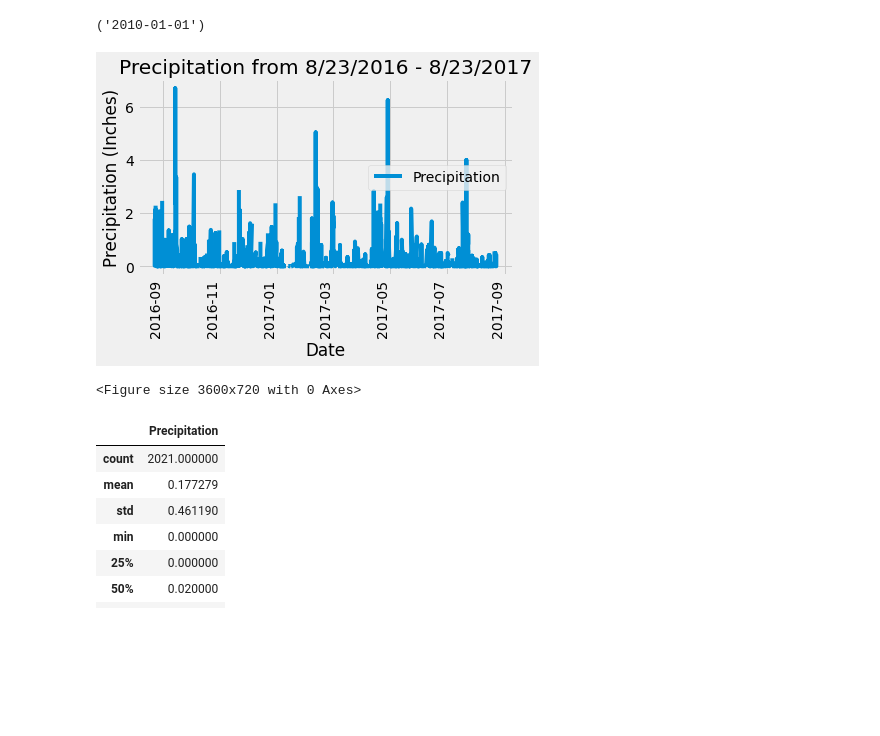
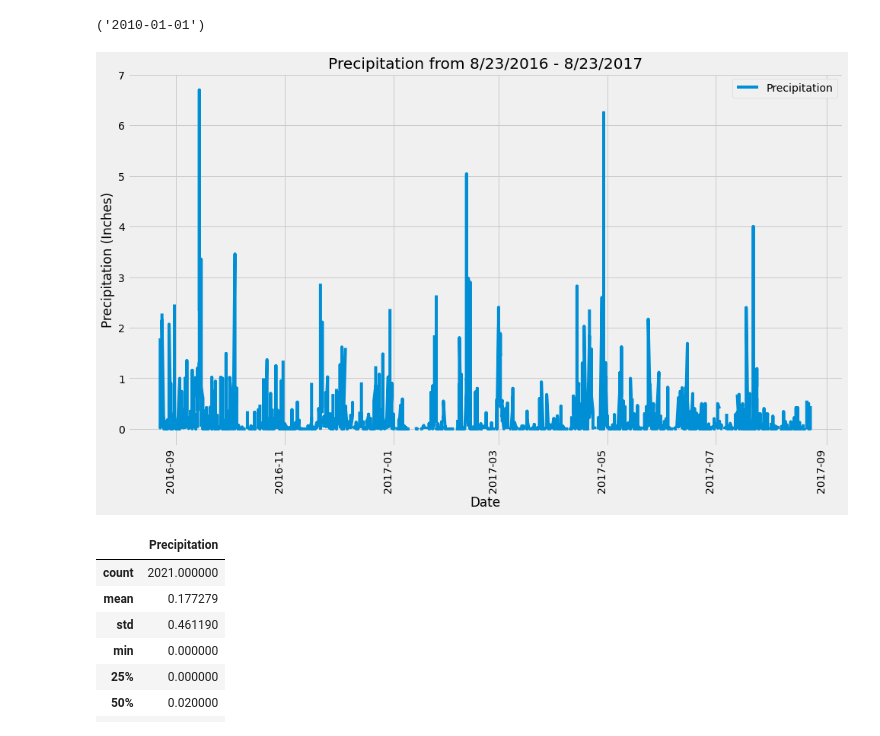
Before and after one commit to c-kleerun/sqlalchemy-challenge, a Jupyter notebook: climate.ipynb, the cells around one changed output. Cells and saved outputs as stored; diff of their text form; code cells hidden in the pictures; blank space fills up the shorter version.

```diff
--- a/climate.ipynb
+++ b/climate.ipynb
@@ -46,37 +46,35 @@ session.query(measurement.date).order_by(measurement.date).first()
 # Design a query to retrieve the last 12 months of precipitation data and plot the results.
 # Starting from the most recent data point in the database.
 latest_date = session.query(measurement.date).order_by(measurement.date.desc()).first().date
 
 # Calculate the date one year from the last date in data set.
 year = dt.date(2017,8,23) - dt.timedelta(days=365)
 year
 
 # Perform a query to retrieve the data and precipitation scores
 p_year = session.query(measurement.date, (measurement.prcp)).\
                 filter(measurement.date >= year).all()
 p_year
 
 # Save the query results as a Pandas DataFrame and set the index to the date column
 precipitation = pd.DataFrame(p_year, columns=['Date', 'Precipitation'])
 precipitation['Date'] = pd.to_datetime(precipitation['Date'])
 # precipitation= precipitation.set_index('Date')
 precipitation.dtypes
 
 # Sort the dataframe by date
 precipitation_sorted = precipitation.sort_values(by=['Date'])
 precipitation_sorted.dtypes
 
 # Use Pandas Plotting with Matplotlib to plot the data
-precipitation_sorted.plot(x='Date', y='Precipitation', rot=90)
+precipitation_sorted.plot(x='Date', y='Precipitation', rot=90, figsize=(15,10))
 
 plt.title("Precipitation from 8/23/2016 - 8/23/2017")
 plt.xlabel("Date")
 plt.ylabel("Precipitation (Inches)")
-plt.figure(figsize=(50,10))
 plt.show()
 # %% [output]
-[figure, old version]
+[figure, new version]
-<Figure size 3600x720 with 0 Axes>
 # %%
 # Use Pandas to calcualte the summary statistics for the precipitation data
 df = precipitation.describe()
```
Also changed, not shown: parts of 1 cell of this notebook, 1 other file.
